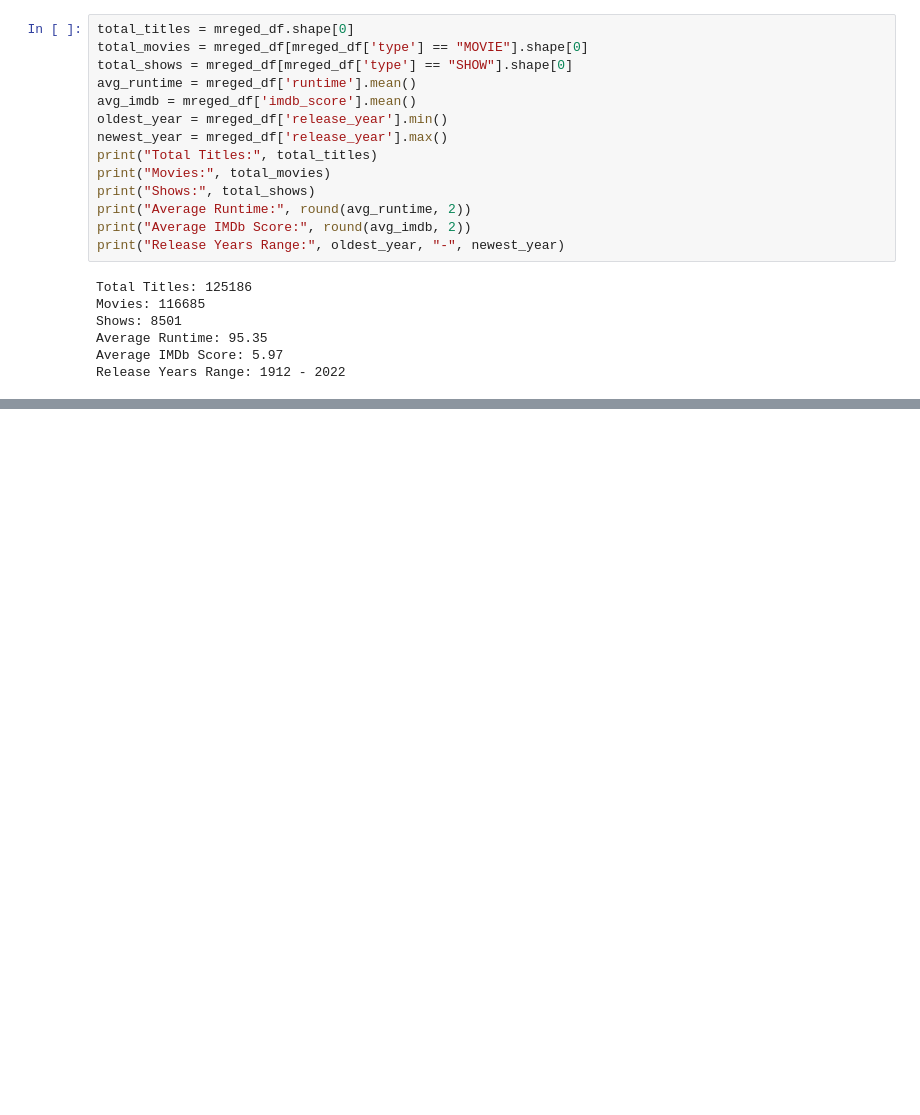
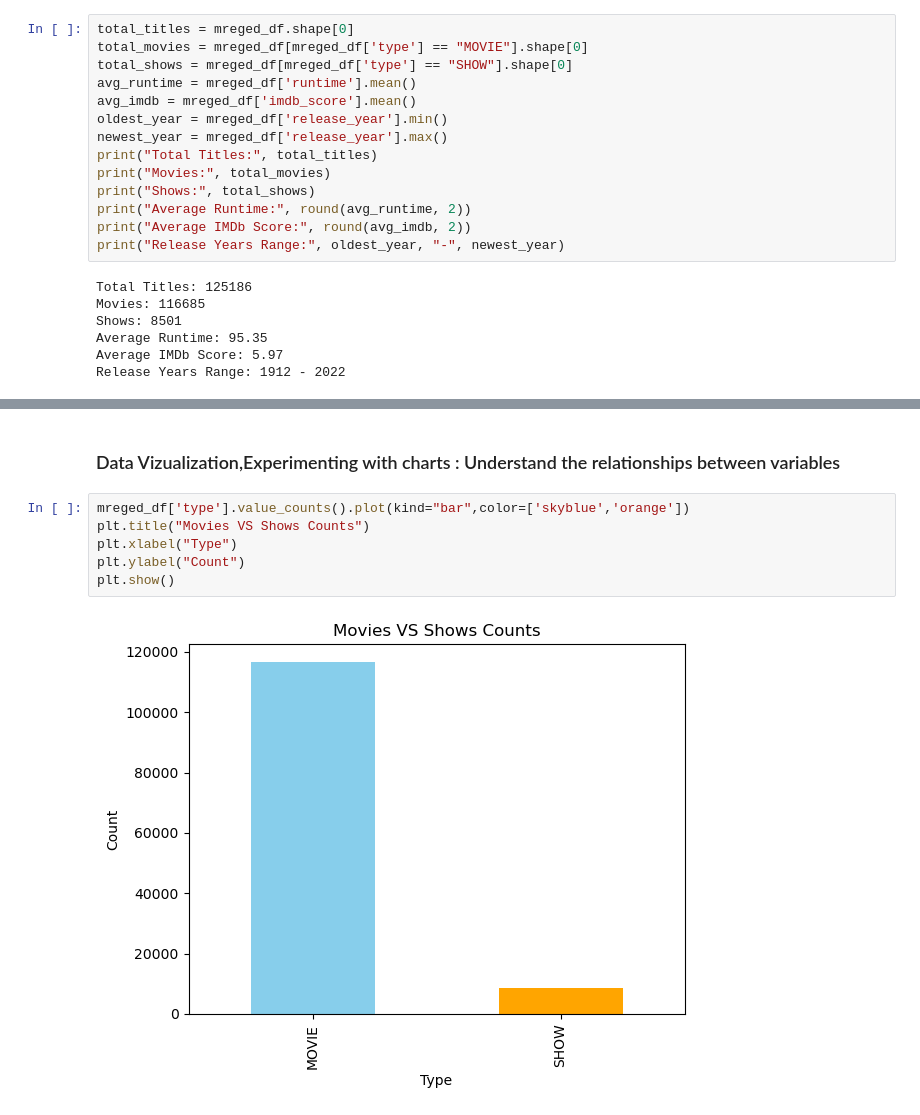
Before and after one commit to codewithkaran-21/Amazon-Prime-TV-Shows-and-Movies-Exploratory-Data-Analysis-, a Jupyter notebook: amazon_eda.ipynb, the cells around one changed output, grey strips where cells are left out. Drawn from its saved outputs; the diff is of its cells as text; blank space fills up the shorter version.

```diff
--- a/amazon_eda.ipynb
+++ b/amazon_eda.ipynb
@@ -301,0 +502,10 @@ Release Years Range: 1912 - 2022
+# %% [markdown]
+### Data Vizualization,Experimenting with charts : Understand the relationships between variables
+# %%
+mreged_df['type'].value_counts().plot(kind="bar",color=['skyblue','orange'])
+plt.title("Movies VS Shows Counts")
+plt.xlabel("Type")
+plt.ylabel("Count")
+plt.show()
+# %% [output]
+[figure, added]
```
Also changed, not shown: parts of 34 cells of this notebook.
